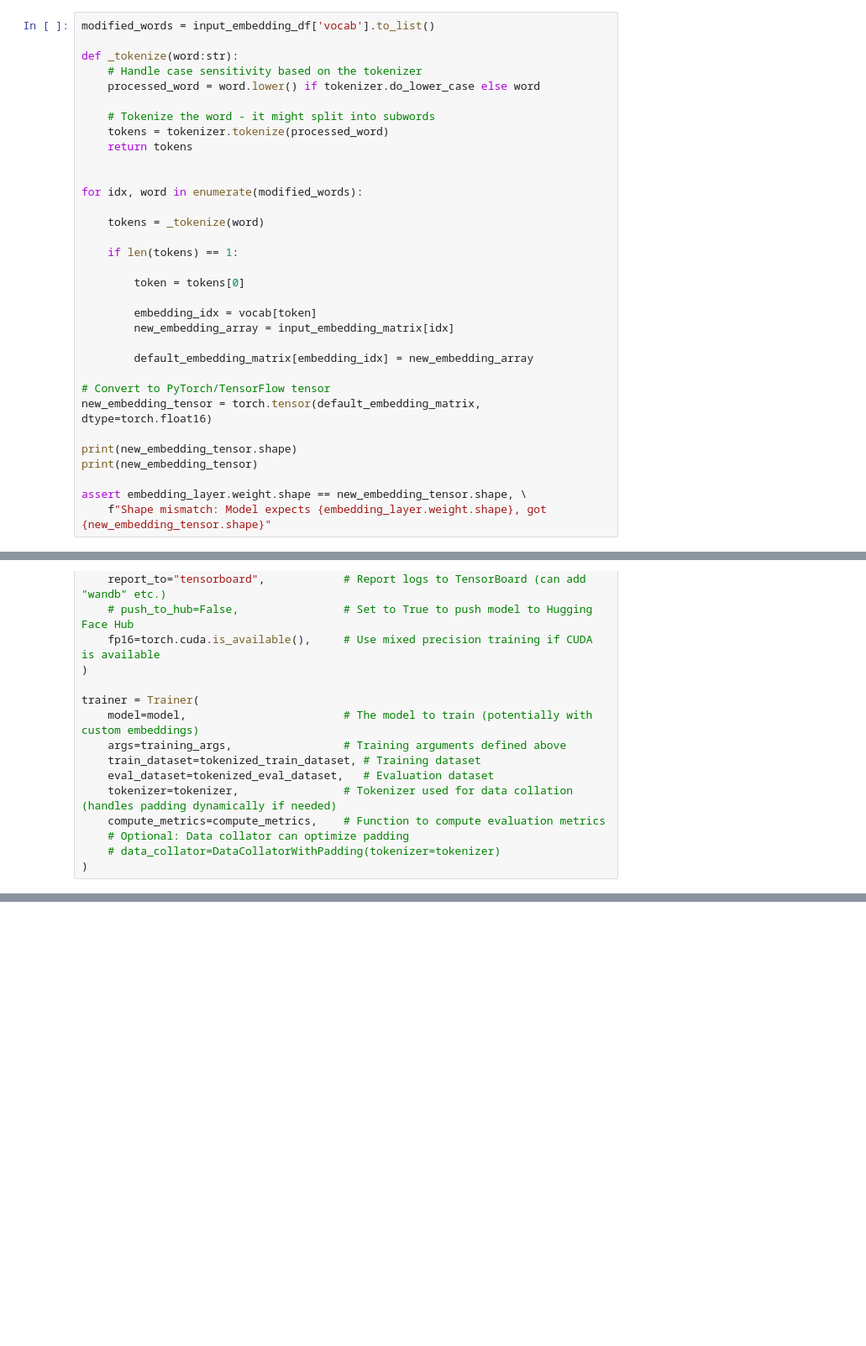
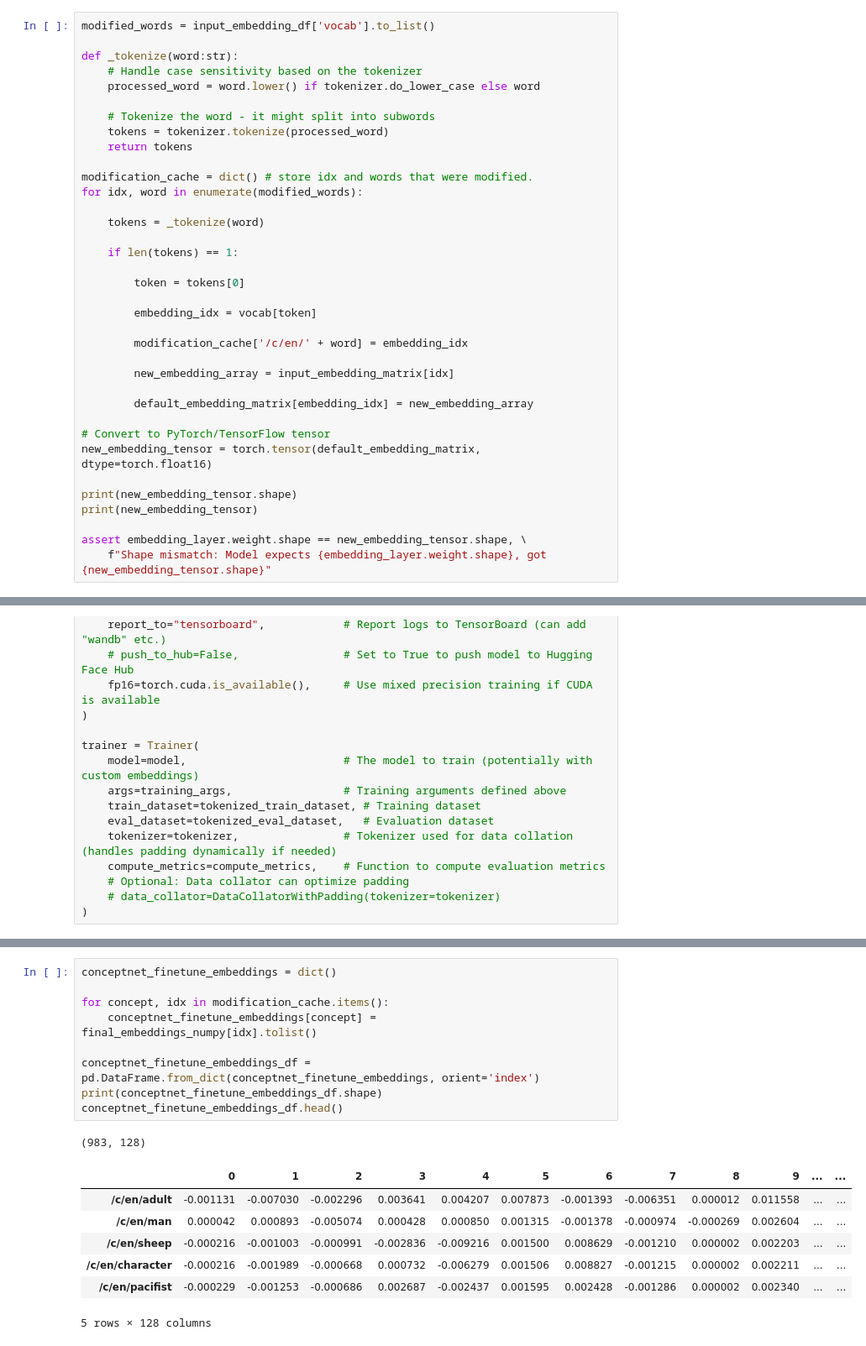
Before and after one commit to bernardcheng/cs4248_project, a Jupyter notebook: ALBERT_training_test.ipynb, the cells around one changed output, grey strips where cells are left out. Shown at 84% size. Cells and saved outputs as stored; diff of their text form; blank space fills up the shorter version.

```diff
--- a/ALBERT_training_test.ipynb
+++ b/ALBERT_training_test.ipynb
@@ -119,7 +118,7 @@ def _tokenize(word:str):
     tokens = tokenizer.tokenize(processed_word)
     return tokens
 
-
+modification_cache = dict() # store idx and words that were modified.
 for idx, word in enumerate(modified_words):
 
     tokens = _tokenize(word)
@@ -129,6 +128,9 @@ for idx, word in enumerate(modified_words):
         token = tokens[0]
 
         embedding_idx = vocab[token]
+
+        modification_cache['/c/en/' + word] = embedding_idx
+
         new_embedding_array = input_embedding_matrix[idx]
 
         default_embedding_matrix[embedding_idx] = new_embedding_array
@@ -316,0 +319,18 @@ array([[-0.05102333, -0.05636369, -0.08745994, ...,  0.10345046,
+# %%
+conceptnet_finetune_embeddings = dict()
+
+for concept, idx in modification_cache.items():
+    conceptnet_finetune_embeddings[concept] = final_embeddings_numpy[idx].tolist()
+
+conceptnet_finetune_embeddings_df = pd.DataFrame.from_dict(conceptnet_finetune_embeddings, orient='index')
+print(conceptnet_finetune_embeddings_df.shape)
+conceptnet_finetune_embeddings_df.head()
+# %% [output]
+(983, 128)
+|  | 0 | 1 | 2 | 3 | 4 | 5 | 6 | 7 | 8 | 9 | ... | ... |
+| /c/en/adult | -0.001131 | -0.007030 | -0.002296 | 0.003641 | 0.004207 | 0.007873 | -0.001393 | -0.006351 | 0.000012 | 0.011558 | ... | ... |
+| /c/en/man | 0.000042 | 0.000893 | -0.005074 | 0.000428 | 0.000850 | 0.001315 | -0.001378 | -0.000974 | -0.000269 | 0.002604 | ... | ... |
+| /c/en/sheep | -0.000216 | -0.001003 | -0.000991 | -0.002836 | -0.009216 | 0.001500 | 0.008629 | -0.001210 | 0.000002 | 0.002203 | ... | ... |
+| /c/en/character | -0.000216 | -0.001989 | -0.000668 | 0.000732 | -0.006279 | 0.001506 | 0.008827 | -0.001215 | 0.000002 | 0.002211 | ... | ... |
+| /c/en/pacifist | -0.000229 | -0.001253 | -0.000686 | 0.002687 | -0.002437 | 0.001595 | 0.002428 | -0.001286 | 0.000002 | 0.002340 | ... | ... |
+5 rows × 128 columns
```
Also changed, not shown: parts of 7 cells of this notebook, 7 other files.
